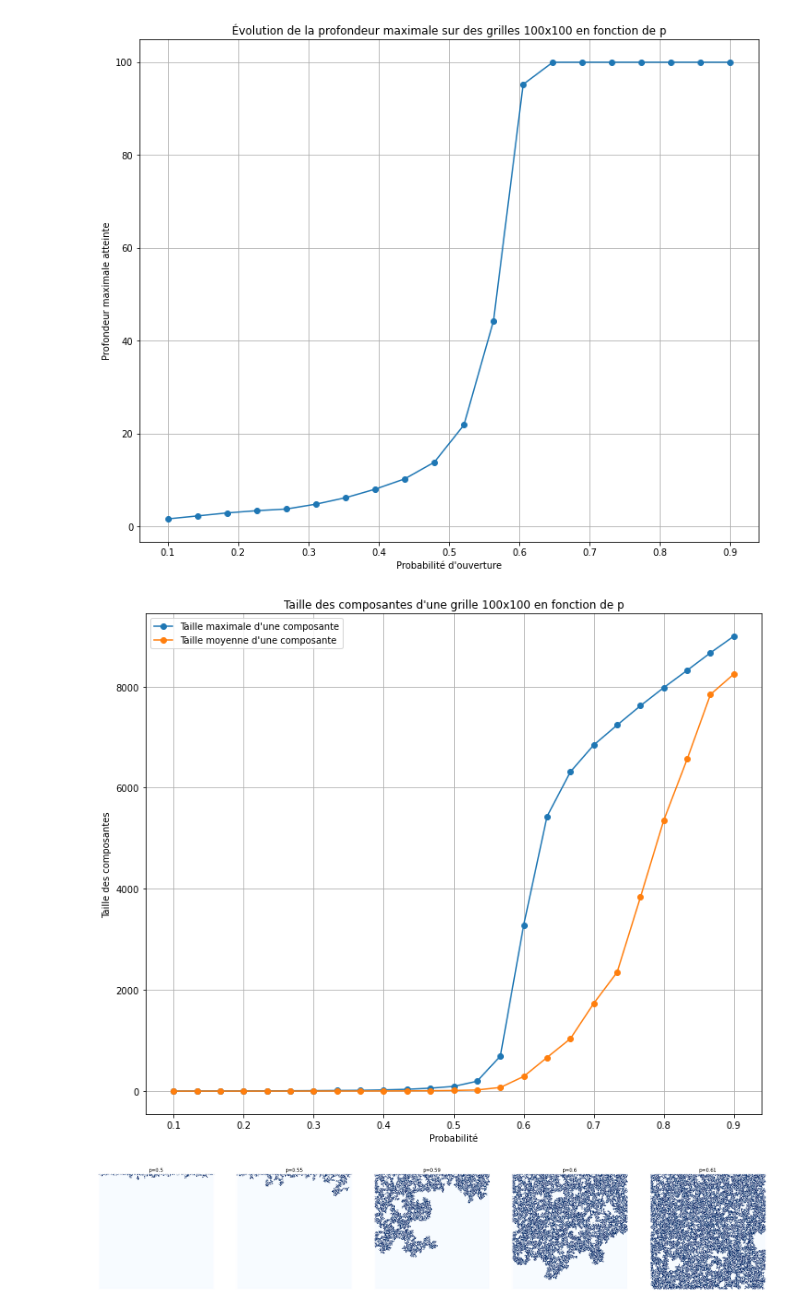
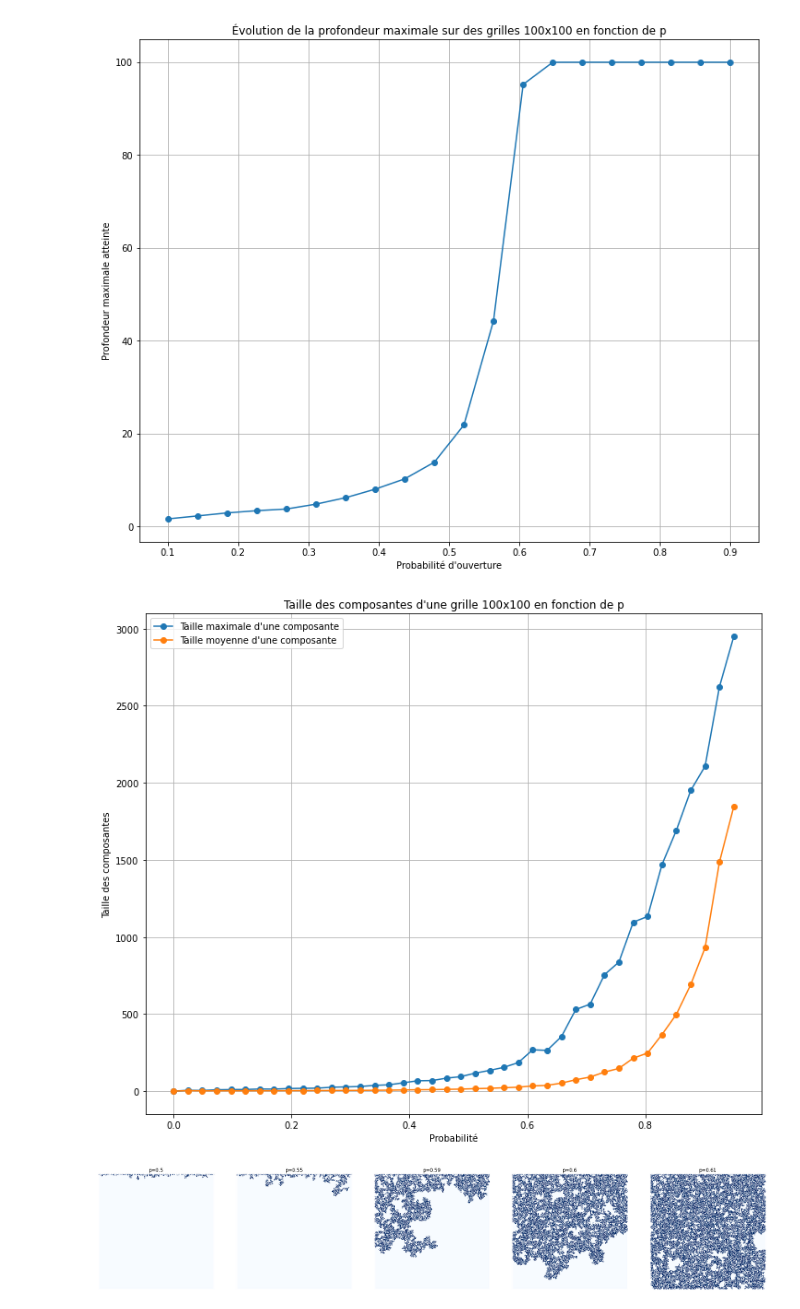
Before and after one commit to Hazdard/Percolation, a Jupyter notebook: percolation.ipynb, the cells around one changed output. Saved outputs shown, nothing was run; the diff lists cells and outputs as text; code cells hidden in the pictures.

```diff
--- a/percolation.ipynb
+++ b/percolation.ipynb
@@ -233,7 +254,7 @@ plot_depth_vs_probability(height, width, probabilities)
 # %% [output]
 [figure]
 # %%
-def plot_component_sizes_vs_probability(height, width, probabilities, num_simulations=100, allow_diagonal=False):
+def plot_component_sizes_vs_probability(height, width, probabilities, num_simulations=100, allow_diagonal=False,dependant=False):
     """
     Trace la taille de la plus grande composante connexe et la taille moyenne d'une composante connexe
     en fonction de la probabilité.
@@ -243,37 +264,38 @@ def plot_component_sizes_vs_probability(height, width, probabilities, num_simula
 
     for probability in probabilities:
         max_size_sum = 0
         avg_size_sum = 0
         for _ in range(num_simulations):
-            grid = create_grid(height, width, probability)
+            grid = create_grid(height, width, probability,dependant,probability)
             filled_cells, _ = simulate_liquid_flow(grid, allow_diagonal)
             max_component_size, avg_component_size = find_connected_components(filled_cells)
             max_size_sum += max_component_size
             avg_size_sum += avg_component_size
 
         max_component_avg = max_size_sum / num_simulations
         avg_component_avg = avg_size_sum / num_simulations
 
         max_component_sizes.append(max_component_avg)
         avg_component_sizes.append(avg_component_avg)
 
     plt.figure(figsize=(12, 10))  # Définir la taille du graphique
     plt.plot(probabilities, max_component_sizes, marker='o', label='Taille maximale d\'une composante')
     plt.plot(probabilities, avg_component_sizes, marker='o', label='Taille moyenne d\'une composante')
     plt.xlabel('Probabilité')
     plt.ylabel('Taille des composantes')
     plt.title('Taille des composantes d\'une grille 100x100 en fonction de p')
     plt.grid(True)
     plt.legend()
+    plt.savefig('test.png', dpi=300)
     plt.show()
 
 # Exemple d'utilisation :
 height = 100  # Hauteur de la grille
 width = 100   # Largeur de la grille
-probabilities = np.linspace(0.1, 0.9, 25)  # Probabilités à tester
-plot_component_sizes_vs_probability(height, width, probabilities)
+probabilities = np.linspace(0, 0.95, 40)  # Probabilités à tester
+plot_component_sizes_vs_probability(height, width, probabilities,100,False,True)
 # %% [output]
-[figure, old version]
+[figure, new version]
 # %%
 def evolve_graph(g1, p):
     """
```
Also changed, not shown: parts of 1 cell of this notebook, 4 other files.
